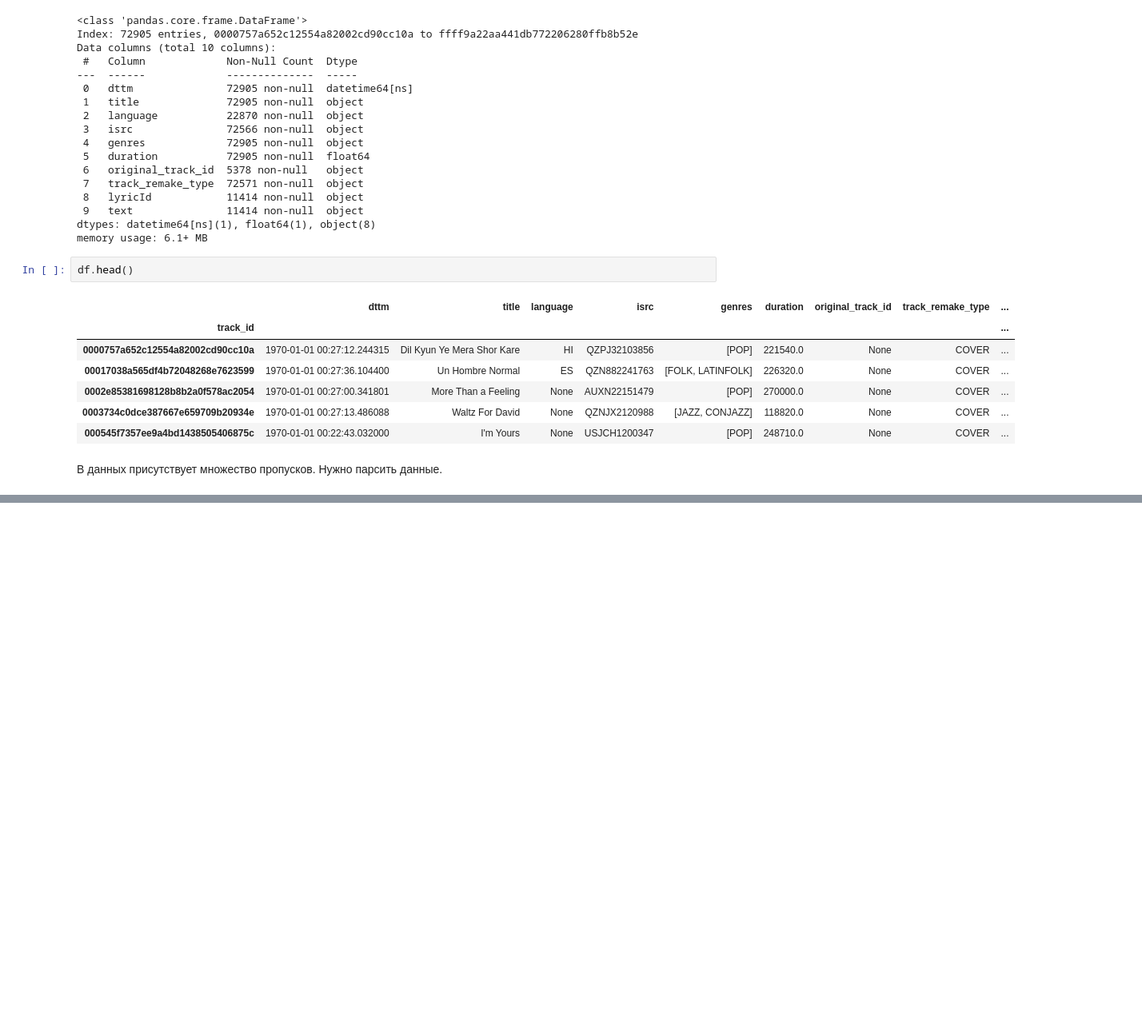
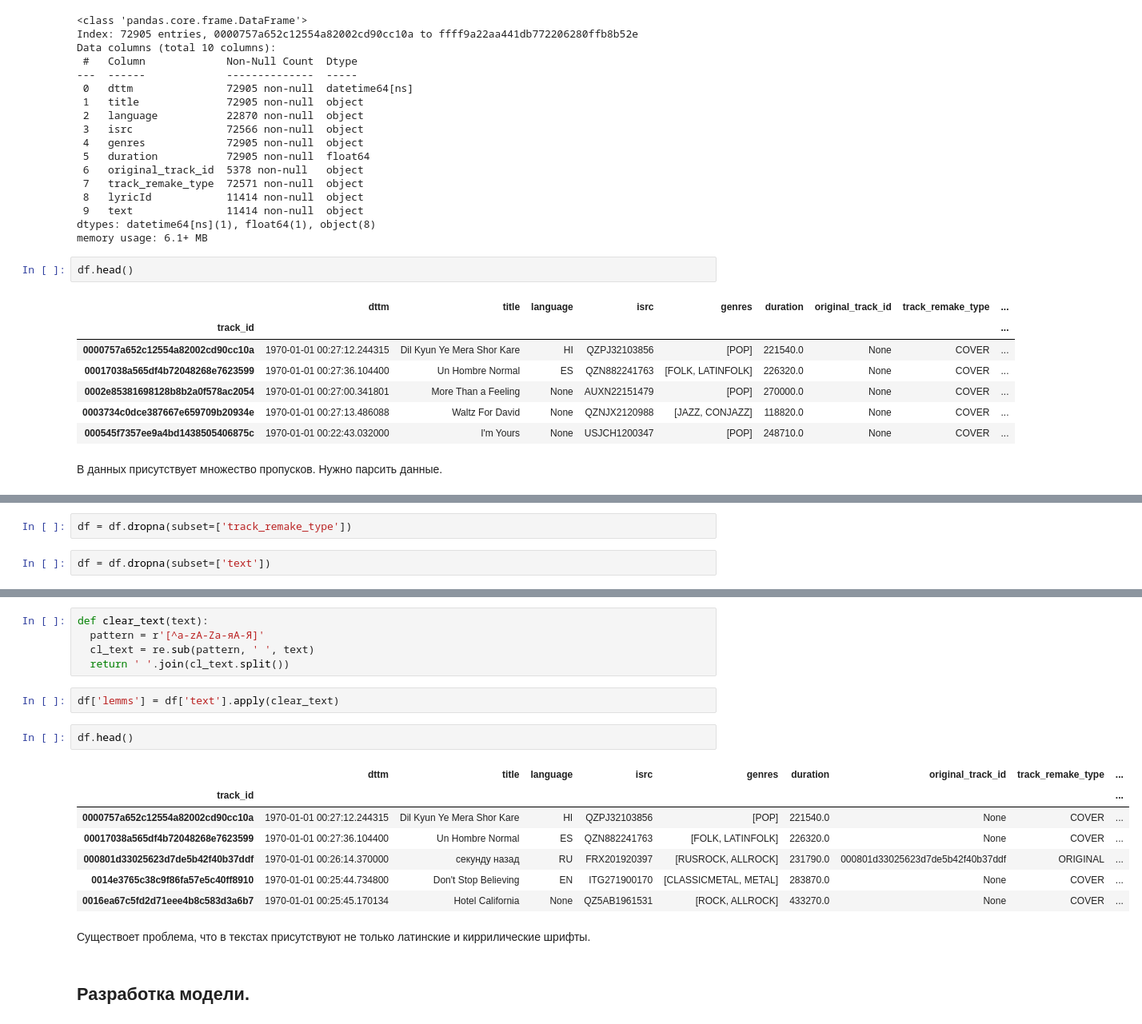
Before and after one commit to Asket-on/Hackathon-DS-Yandex-Music-2023-10-23, a Jupyter notebook: YaMusicCovers.ipynb, the cells around one changed output, grey strips where cells are left out. Shown: that part at 80% size. Saved outputs shown, nothing was run; the diff lists cells and outputs as text; blank space fills up the shorter version.

```diff
--- a/YaMusicCovers.ipynb
+++ b/YaMusicCovers.ipynb
@@ -314,0 +298,4 @@ df.head()
+# %%
+df = df.dropna(subset=['track_remake_type'])
+# %%
+df = df.dropna(subset=['text'])
@@ -314,0 +314,21 @@ df.head()
+# %%
+def clear_text(text):
+  pattern = r'[^a-zA-Zа-яА-Я]'
+  cl_text = re.sub(pattern, ' ', text)
+  return ' '.join(cl_text.split())
+# %%
+df['lemms'] = df['text'].apply(clear_text)
+# %%
+df.head()
+# %% [output]
+|  | dttm | title | language | isrc | genres | duration | original_track_id | track_remake_type | ... |
+| track_id |  |  |  |  |  |  |  |  | ... |
+| 0000757a652c12554a82002cd90cc10a | 1970-01-01 00:27:12.244315 | Dil Kyun Ye Mera Shor Kare | HI | QZPJ32103856 | [POP] | 221540.0 | None | COVER | ... |
+| 00017038a565df4b72048268e7623599 | 1970-01-01 00:27:36.104400 | Un Hombre Normal | ES | QZN882241763 | [FOLK, LATINFOLK] | 226320.0 | None | COVER | ... |
+| 000801d33025623d7de5b42f40b37ddf | 1970-01-01 00:26:14.370000 | секунду назад | RU | FRX201920397 | [RUSROCK, ALLROCK] | 231790.0 | 000801d33025623d7de5b42f40b37ddf | ORIGINAL | ... |
+| 0014e3765c38c9f86fa57e5c40ff8910 | 1970-01-01 00:25:44.734800 | Don't Stop Believing | EN | ITG271900170 | [CLASSICMETAL, METAL] | 283870.0 | None | COVER | ... |
+| 0016ea67c5fd2d71eee4b8c583d3a6b7 | 1970-01-01 00:25:45.170134 | Hotel California | None | QZ5AB1961531 | [ROCK, ALLROCK] | 433270.0 | None | COVER | ... |
+# %% [markdown]
+Существоет проблема, что в текстах присутствуют не только латинские и киррилические шрифты.
+# %% [markdown]
+## Разработка модели.
```
Also changed, not shown: parts of 18 cells of this notebook.
